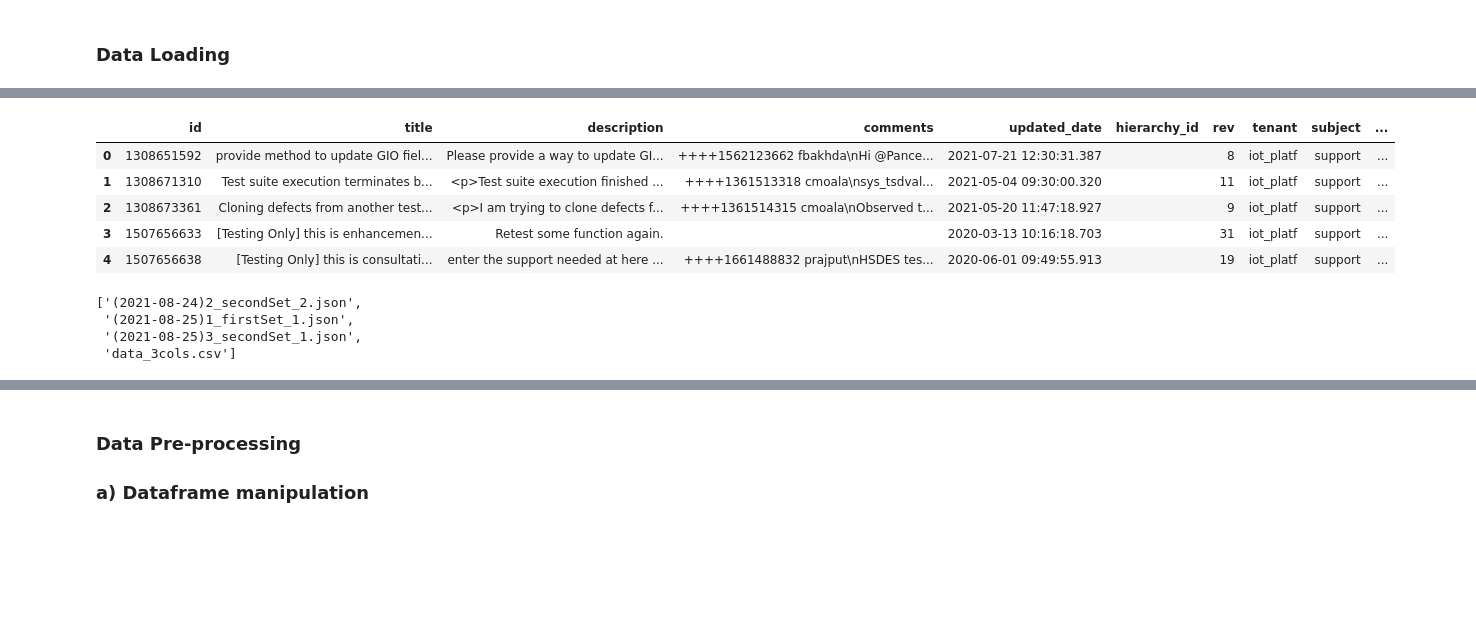
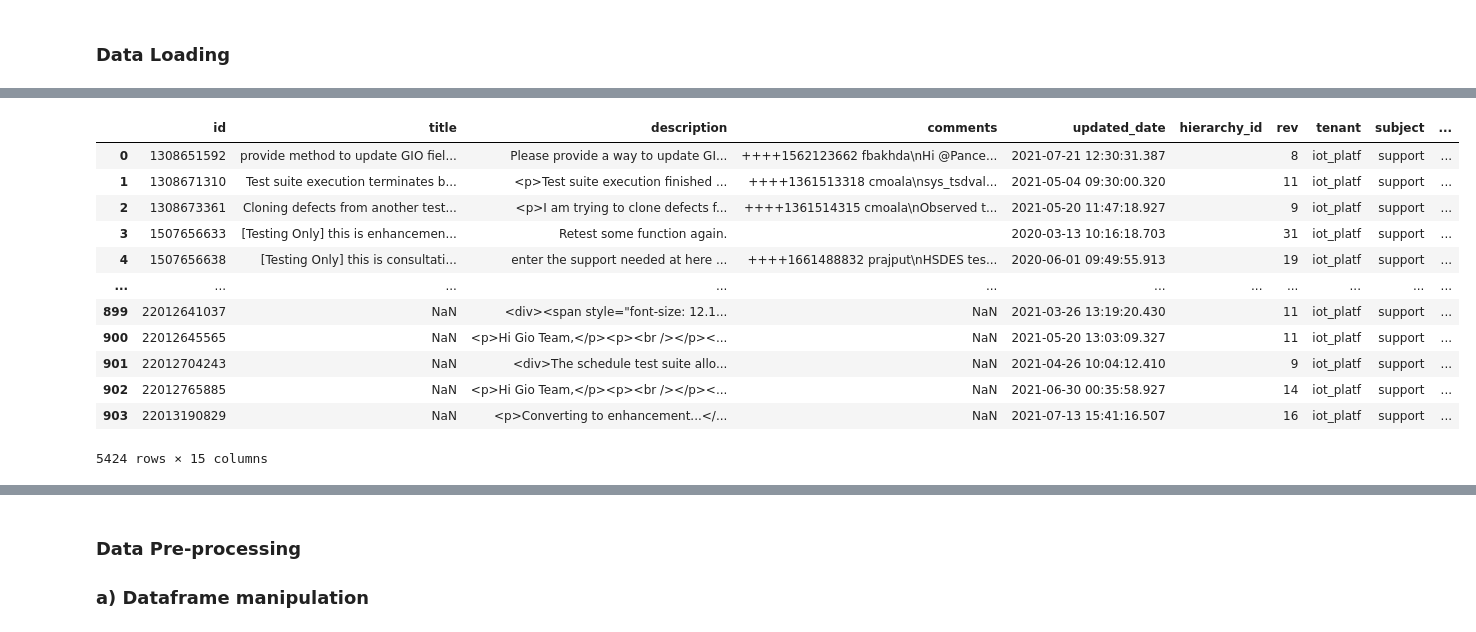
Before and after one commit to NicoleNL/ML-Track, a Jupyter notebook: Similarity_analytics_20210921.ipynb, the cells around one changed output, grey strips where cells are left out. Drawn from its saved outputs; the diff is of its cells as text; code cells hidden in the pictures; blank space fills up the shorter version.

```diff
--- a/Similarity_analytics_20210921.ipynb
+++ b/Similarity_analytics_20210921.ipynb
@@ -9,7 +9,7 @@ import re
 #user input file path
 path = 'C:/Users/nchong/OneDrive - Intel Corporation/Documents/Debug Similarity Analytics and Bucketization Framework/General/Sample json output/HSD ES Raw Data/team1/'
 # %%
-def data_loading(path,df=None):
+def data_loading(path,df=None,date=None):
     '''
     Load only files that follow agreed filename format, merge files as single dataframe.
     Can support incremental aggregation of dataset, by setting arg df as the existing dataframe
@@ -18,6 +18,7 @@ def data_loading(path,df=None):
     params:
     path [string]: path of the files, without filename
     df [dataframe] (optional,default is None): input existing dataframe to merge with new files
+    date ["string"](optional,default is None): user can choose to load only files from specific date in YYYY-MM-DD format
     '''
     filenames = os.listdir(path)
     file_list=[]
@@ -27,8 +28,14 @@ def data_loading(path,df=None):
 
         for file in filenames:
             # search agreed file format pattern in the filename
-            match = re.search(r"^\(\d{4}-\d{2}-\d{1,2}\)\d+\_\D+\_\d+\.json$",file)
+            if date == None:
+                pattern = r"^\(\d{4}-\d{2}-\d{1,2}\)\d+\_\D+\_\d+\.json$"
 
+            else:
+#
+                pattern = r"\("+date+r"\)\d+\_\D+\_\d+\.json"
+
+            match = re.search(pattern,file)
             #if match is found
             if match:
                 pattern = os.path.join(path, file) #join path with file name
@@ -51,7 +58,14 @@ def data_loading(path,df=None):
             if file not in df["file"].unique(): #check if file is new - to support merging of new dataset with previously read ones
 
                 # search agreed file format pattern in the filename
-                match = re.search(r"^\(\d{4}-\d{2}-\d{1,2}\)\d+\_\D+\_\d+\.json$",file)
+
+                if date == None:
+                    pattern = r"^\(\d{4}-\d{2}-\d{1,2}\)\d+\_\D+\_\d+\.json$"
+
+                else:
+                    pattern = r"\("+date+r"\)\d+\_\D+\_\d+\.json"
+
+                match = re.search(pattern,file)
 
                 #if match is found
                 if match:
@@ -78,18 +93,19 @@ os.listdir(path)
  'data_3cols.csv']
 # %%
-df = data_loading(path,df=None)
-df.head()
+#load only files that follow the agreed format, does not choose file by date
+df = data_loading(path,df=None,date = None)
+df
 # %% [output]
 |  | id | title | description | comments | updated_date | hierarchy_id | rev | tenant | subject | ... |
 | 0 | 1308651592 | provide method to update GIO fiel... | Please provide a way to update GI... | ++++1562123662 fbakhda\nHi @Pance... | 2021-07-21 12:30:31.387 |  | 8 | iot_platf | support | ... |
 | 1 | 1308671310 | Test suite execution terminates b... | <p>Test suite execution finished ... | ++++1361513318 cmoala\nsys_tsdval... | 2021-05-04 09:30:00.320 |  | 11 | iot_platf | support | ... |
 | 2 | 1308673361 | Cloning defects from another test... | <p>I am trying to clone defects f... | ++++1361514315 cmoala\nObserved t... | 2021-05-20 11:47:18.927 |  | 9 | iot_platf | support | ... |
 | 3 | 1507656633 | [Testing Only] this is enhancemen... | Retest some function again. |  | 2020-03-13 10:16:18.703 |  | 31 | iot_platf | support | ... |
 | 4 | 1507656638 | [Testing Only] this is consultati... | enter the support needed at here ... | ++++1661488832 prajput\nHSDES tes... | 2020-06-01 09:49:55.913 |  | 19 | iot_platf | support | ... |
+| ... | ... | ... | ... | ... | ... | ... | ... | ... | ... | ... |
+| 899 | 22012641037 | NaN | <div><span style="font-size: 12.1... | NaN | 2021-03-26 13:19:20.430 |  | 11 | iot_platf | support | ... |
+| 900 | 22012645565 | NaN | <p>Hi Gio Team,</p><p><br /></p><... | NaN | 2021-05-20 13:03:09.327 |  | 11 | iot_platf | support | ... |
+| 901 | 22012704243 | NaN | <div>The schedule test suite allo... | NaN | 2021-04-26 10:04:12.410 |  | 9 | iot_platf | support | ... |
+| 902 | 22012765885 | NaN | <p>Hi Gio Team,</p><p><br /></p><... | NaN | 2021-06-30 00:35:58.927 |  | 14 | iot_platf | support | ... |
+| 903 | 22013190829 | NaN | <p>Converting to enhancement...</... | NaN | 2021-07-13 15:41:16.507 |  | 16 | iot_platf | support | ... |
+5424 rows × 15 columns
-# %%
-os.listdir(path)
-# %% [output]
-['(2021-08-24)2_secondSet_2.json',
- '(2021-08-25)1_firstSet_1.json',
- '(2021-08-25)3_secondSet_1.json',
- 'data_3cols.csv']
```
Also changed, not shown: parts of 3 cells of this notebook.
